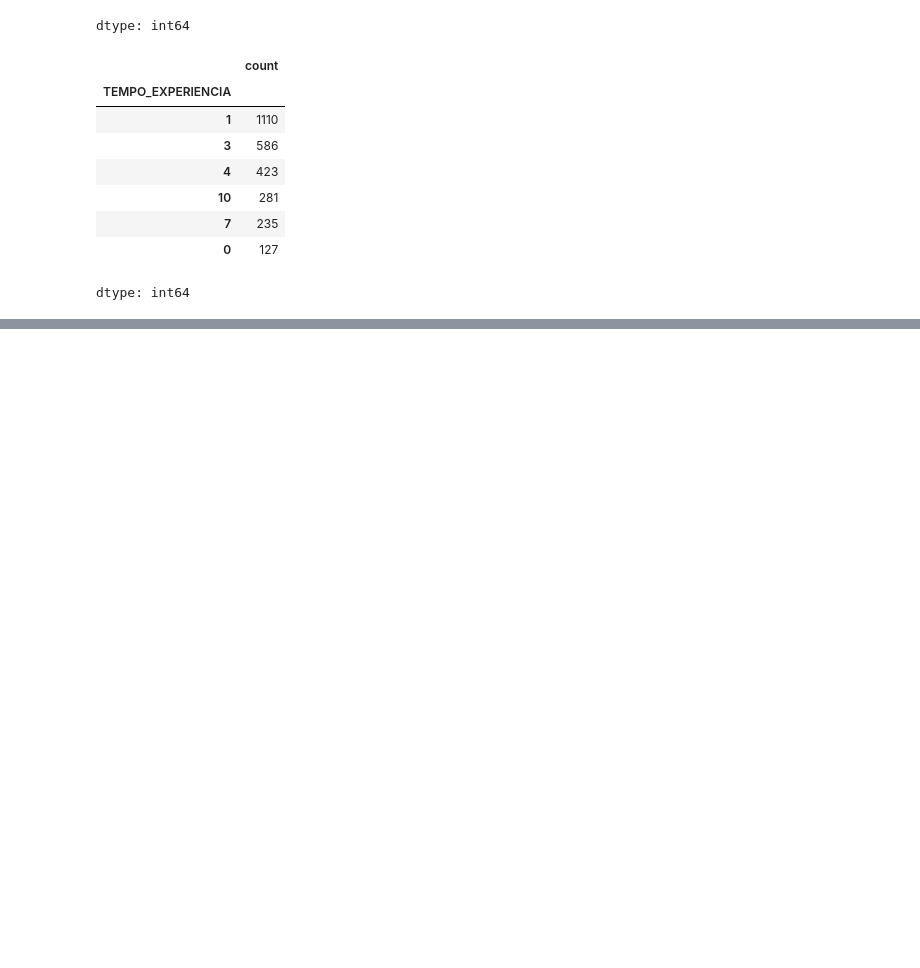
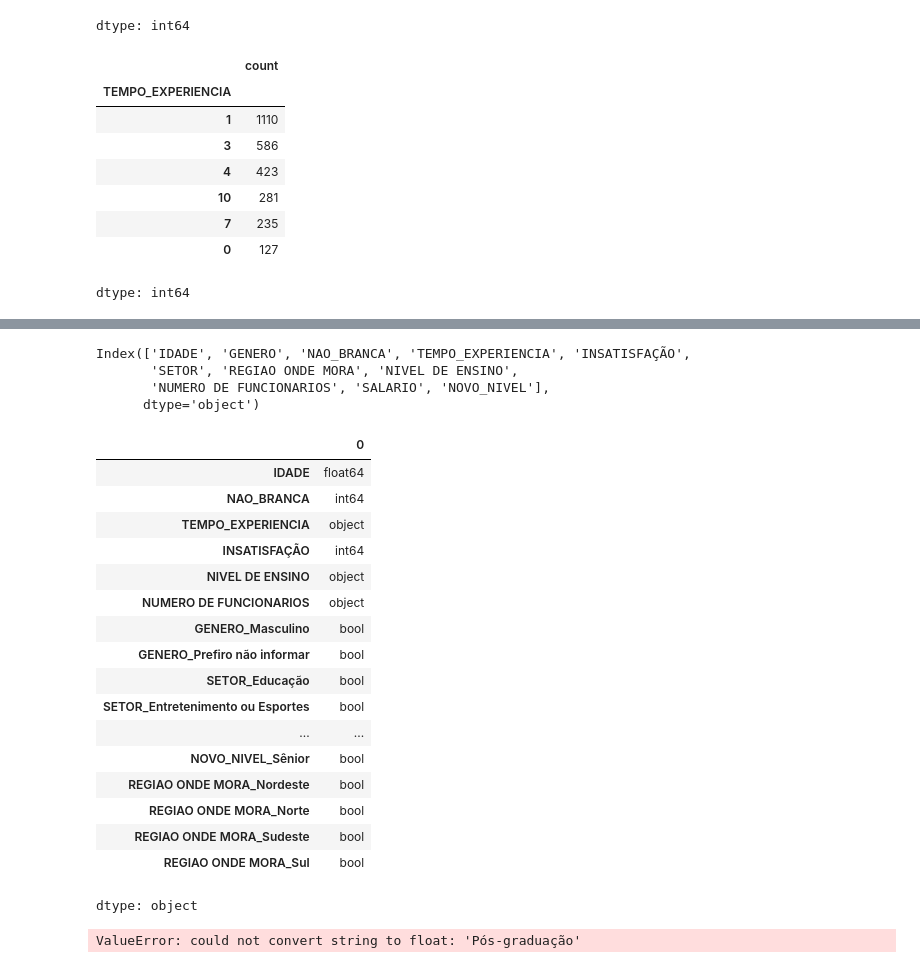
Before and after one commit to alessandrasarah/projetos-python, a Jupyter notebook: regressao_linear.ipynb, the cells around one changed output, grey strips where cells are left out. Saved outputs shown, nothing was run; the diff lists cells and outputs as text; code cells hidden in the pictures; blank space fills up the shorter version.

```diff
--- a/regressao_linear.ipynb
+++ b/regressao_linear.ipynb
@@ -186,0 +292,14 @@ dtype: int64
+# %%
+dados = dados[['IDADE','GENERO','NAO_BRANCA','TEMPO_EXPERIENCIA','INSATISFAÇÃO','SETOR','REGIAO ONDE MORA','NIVEL DE ENSINO','NUMERO DE FUNCIONARIOS','SALARIO','NOVO_NIVEL']]
+# %%
+dados.columns
+# %% [output]
+Index(['IDADE', 'GENERO', 'NAO_BRANCA', 'TEMPO_EXPERIENCIA', 'INSATISFAÇÃO',
+       'SETOR', 'REGIAO ONDE MORA', 'NIVEL DE ENSINO',
+       'NUMERO DE FUNCIONARIOS', 'SALARIO', 'NOVO_NIVEL'],
+      dtype='object')
+# %%
+dados = pd.get_dummies(dados, columns=['GENERO','SETOR','NOVO_NIVEL','REGIAO ONDE MORA'], drop_first=True)
+# %%
+x = dados.drop('SALARIO', axis=1)
+y = dados['SALARIO']
@@ -186,0 +308,2 @@ dtype: int64
+# %%
+x_train, x_test, y_train, y_test = train_test_split(x, y, test_size=0.2, random_state=42)
@@ -186,0 +312,28 @@ dtype: int64
+# %%
+x_train.dtypes
+# %% [output]
+|  | 0 |
+| IDADE | float64 |
+| NAO_BRANCA | int64 |
+| TEMPO_EXPERIENCIA | object |
+| INSATISFAÇÃO | int64 |
+| NIVEL DE ENSINO | object |
+| NUMERO DE FUNCIONARIOS | object |
+| GENERO_Masculino | bool |
+| GENERO_Prefiro não informar | bool |
+| SETOR_Educação | bool |
+| SETOR_Entretenimento ou Esportes | bool |
+| ... | ... |
+| NOVO_NIVEL_Sênior | bool |
+| REGIAO ONDE MORA_Nordeste | bool |
+| REGIAO ONDE MORA_Norte | bool |
+| REGIAO ONDE MORA_Sudeste | bool |
+| REGIAO ONDE MORA_Sul | bool |
+dtype: object
+# %%
+scaler = StandardScaler()
+
+x_train_scaled = scaler.fit_transform(x_train)
+x_test_scaled = scaler.fit_transform(x_test)
+# %% [output]
+ValueError: could not convert string to float: 'Pós-graduação'
```
Also changed, not shown: parts of 31 cells of this notebook.
